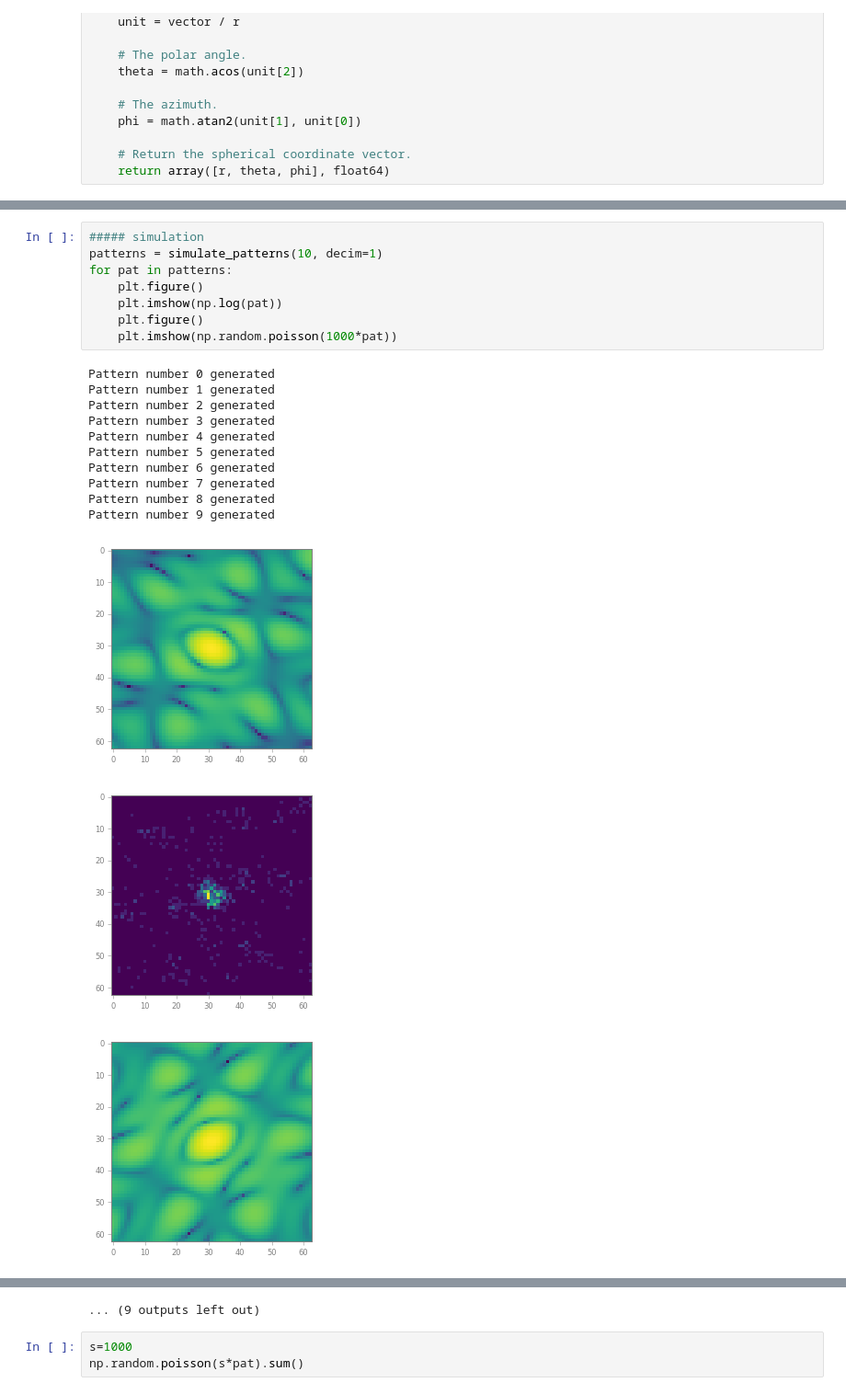
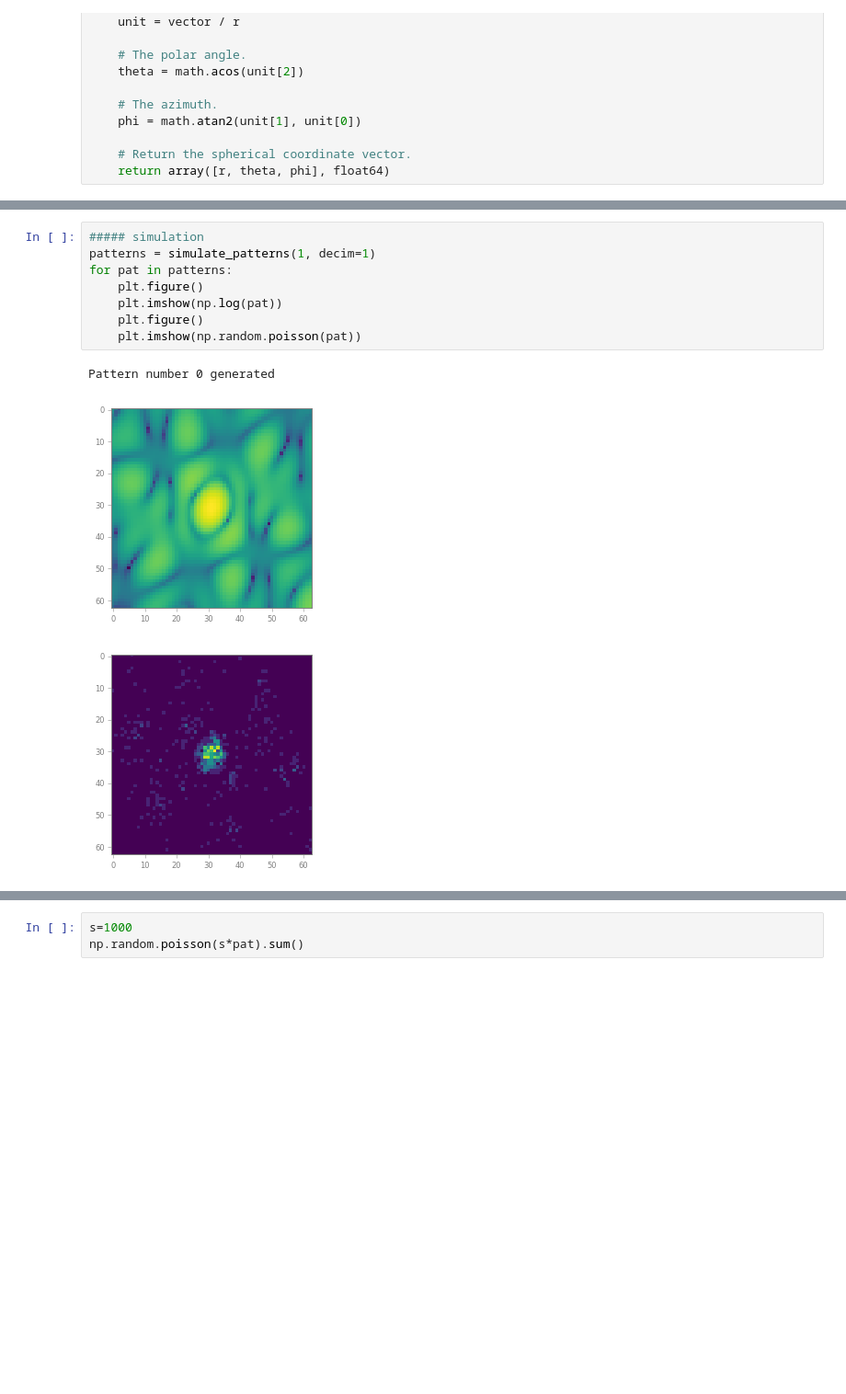
Before and after one commit to jflamant/PR_proteines_reconstruction, a Jupyter notebook: XFEL_Imaging.ipynb, the cells around one changed output, grey strips where cells are left out. Shown at 92% size. Saved outputs shown, nothing was run; the diff lists cells and outputs as text; blank space fills up the shorter version.

```diff
--- a/XFEL_Imaging.ipynb
+++ b/XFEL_Imaging.ipynb
@@ -133,23 +133,13 @@ def projection_on_detector(atoms,wavelength,R, decim=1):
     return I
 # %%
 ##### simulation
-patterns = simulate_patterns(10, decim=1)
+patterns = simulate_patterns(1, decim=1)
 for pat in patterns:
     plt.figure()
     plt.imshow(np.log(pat))
     plt.figure()
-    plt.imshow(np.random.poisson(1000*pat))
+    plt.imshow(np.random.poisson(pat))
 # %% [output]
 Pattern number 0 generated
-Pattern number 1 generated
-Pattern number 2 generated
-Pattern number 3 generated
-Pattern number 4 generated
-Pattern number 5 generated
-Pattern number 6 generated
-Pattern number 7 generated
-Pattern number 8 generated
-Pattern number 9 generated
-[figure, old version]
+[figure, new version]
-[figure, old version]
+[figure, new version]
-[figure, removed]
@@ -164,4 +146,3 @@ Pattern number 9 generated
-... (9 outputs left out)
 # %%
 s=1000
 np.random.poisson(s*pat).sum()
```
Also changed, not shown: parts of 2 cells of this notebook.
